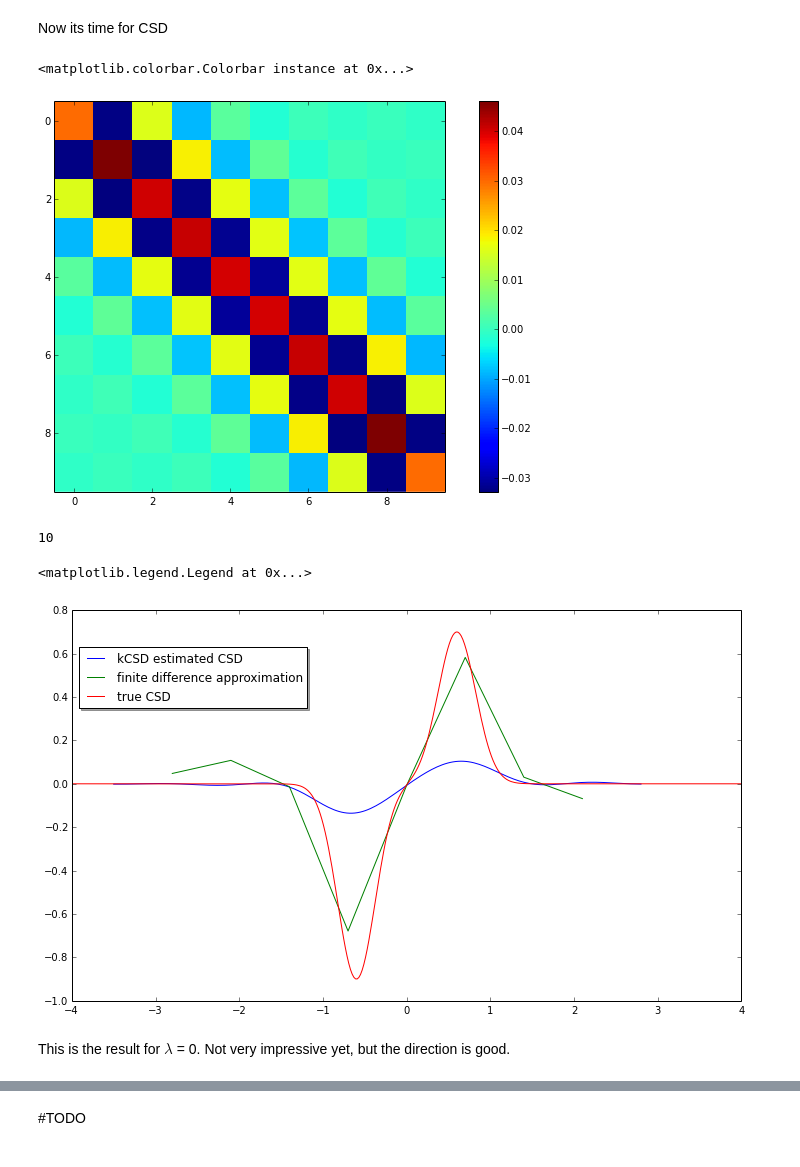
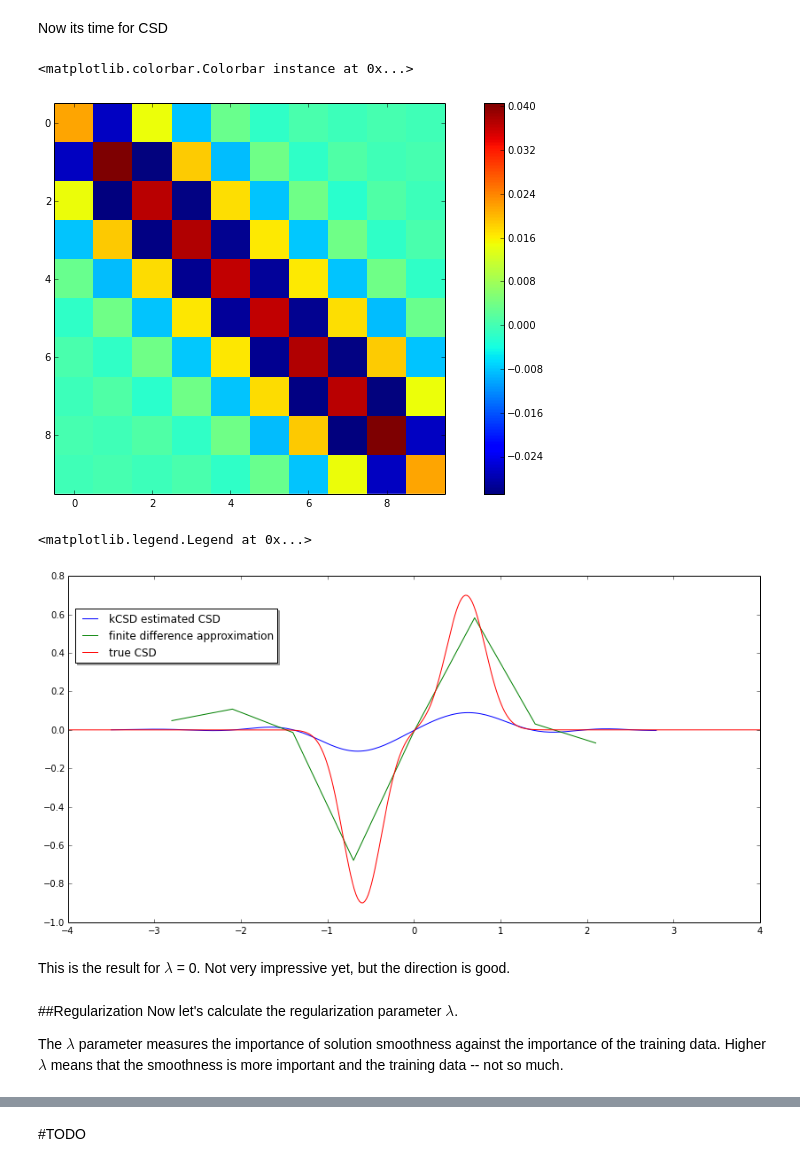
Before and after one commit to parkag/notebooks, a Jupyter notebook: pykCSD/pykCSD.ipynb, the cells around one changed output, grey strips where cells are left out. Drawn from its saved outputs; the diff is of its cells as text; code cells hidden in the pictures.

```diff
--- a/pykCSD/pykCSD.ipynb
+++ b/pykCSD/pykCSD.ipynb
@@ -51,7 +56,7 @@ If we were now to calculate CSD using finite difference approximation, we would
 # %% [markdown]
 $$c \approx -\frac{\phi_{i-1} + \phi_{i+1} - 2\phi_{i}}{(x_i - x_{i-1})^2}$$
 # %%
-csd = [ -(meas_pot[i-1]+meas_pot[i+1] -2*meas_pot[i])/(elec_pos[i]-elec_pos[i-1])**2 for i in xrange(1, len(elec_pos)-1)]
+csd = np.array([ -(meas_pot[i-1]+meas_pot[i+1] -2*meas_pot[i])/(elec_pos[i]-elec_pos[i-1])**2 for i in xrange(1, len(elec_pos)-1)])
 plot(elec_pos[1:9], csd)
 # %% [output]
 [<matplotlib.lines.Line2D at 0x...>]
@@ -117,8 +128,9 @@ Using the functions above we are creating a table with the potential generated b
 # %%
 #make distance table
 dist_density = 200
-h = elec_pos[1]-elec_pos[0]
-R = 1.0
+#!!!!!
+h = 1*(elec_pos[1]-elec_pos[0])
+R = 3*(0.5)
 
 def b_pot_quad(src,arg,h,R,sigma,src_type):
     if src_type == "gaussian":
@@ -284,8 +296,14 @@ colorbar()
 # %%
-print len(meas_pot)
+def estimate_pots():
+    estimation_table = InterpPot;
+    lambd=0.0
 
-beta = dot(KInv, meas_pot)
-output = dot(estimation_table, beta)
+    KInv = linalg.inv(KPot + lambd *identity(sqrt(size(KPot))))
+    beta = dot(KInv, meas_pot)
+    output = dot(estimation_table, beta)
+    return output
+
+output = estimate_pots()
 
 plot(linspace(min(elec_pos), max(elec_pos), len(output)), output)
 plot(elec_pos, meas_pot) # measured potential
@@ -301,26 +318,35 @@ Now its time for CSD
 # %%
 estimation_table = interpCross;
 
-KInv = linalg.inv(KPot + lambd *identity(sqrt(size(KPot))))
+KInv = linalg.inv(KPot + lambd *identity(KPot.shape[0]))
 imshow(KInv, interpolation="none")
 colorbar()
 # %% [output]
 <matplotlib.colorbar.Colorbar instance at 0x...>
-[figure, old version]
+[figure, new version]
 # %%
-print len(meas_pot)
+def estimate_csd():
+    estimation_table = interpCross;
 
-beta = dot(KInv, meas_pot)
-output = dot(estimation_table, beta)
+    KInv = linalg.inv(KPot + lambd *identity(KPot.shape[0]))
+    beta = dot(KInv, meas_pot)
+    output = dot(estimation_table, beta)
+    return output
+
+output = estimate_csd()
 
 plot(linspace(min(elec_pos), max(elec_pos), len(output)), output) #csd calculated with kCSD
 plot(elec_pos[1:9], csd) #finite difference approximation
 plot(x, true_csd)
 
 legend((r'kCSD estimated CSD', r'finite difference approximation', r'true CSD'), shadow = True, loc = (0.01, 0.75))
 # %% [output]
-10
+<matplotlib.legend.Legend at 0x...>
-<matplotlib.legend.Legend at 0x...>
-[figure, old version]
+[figure, new version]
 # %% [markdown]
 This is the result for $\lambda$ = 0. Not very impressive yet, but the direction is good.
+# %% [markdown]
+##Regularization
+Now let's calculate the regularization parameter $\lambda$.
+
+The $\lambda$ parameter measures the importance of solution smoothness against the importance of the training data. Higher $\lambda$ means that the smoothness is more important and the training data -- not so much.
```
Also changed, not shown: parts of 31 cells of this notebook, 9 other files.
